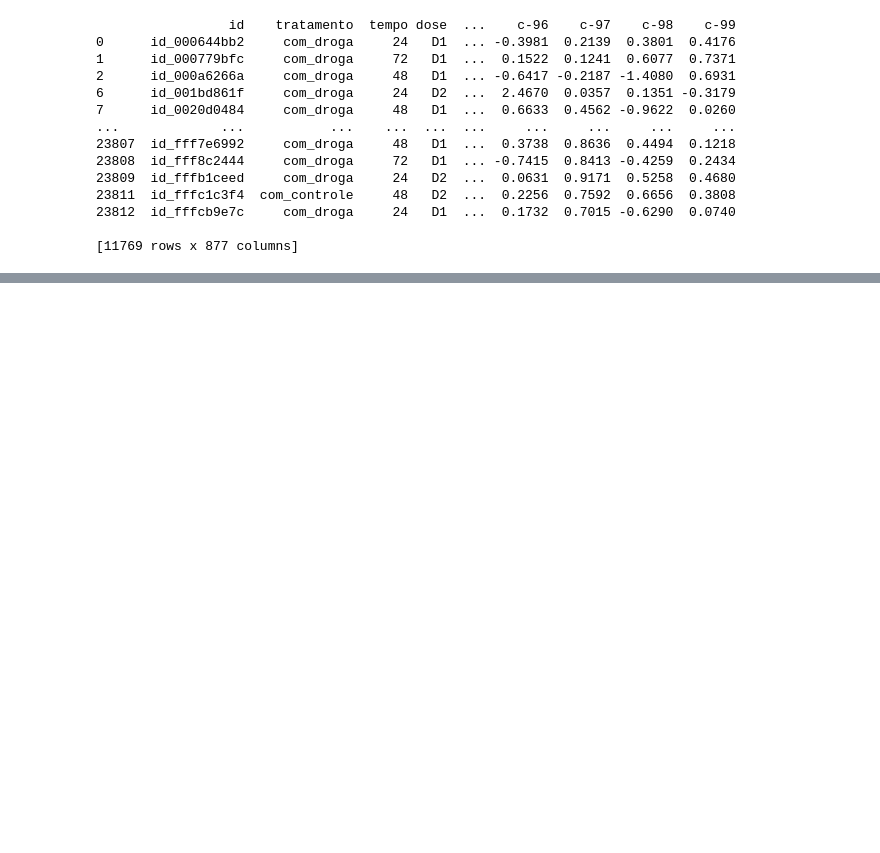
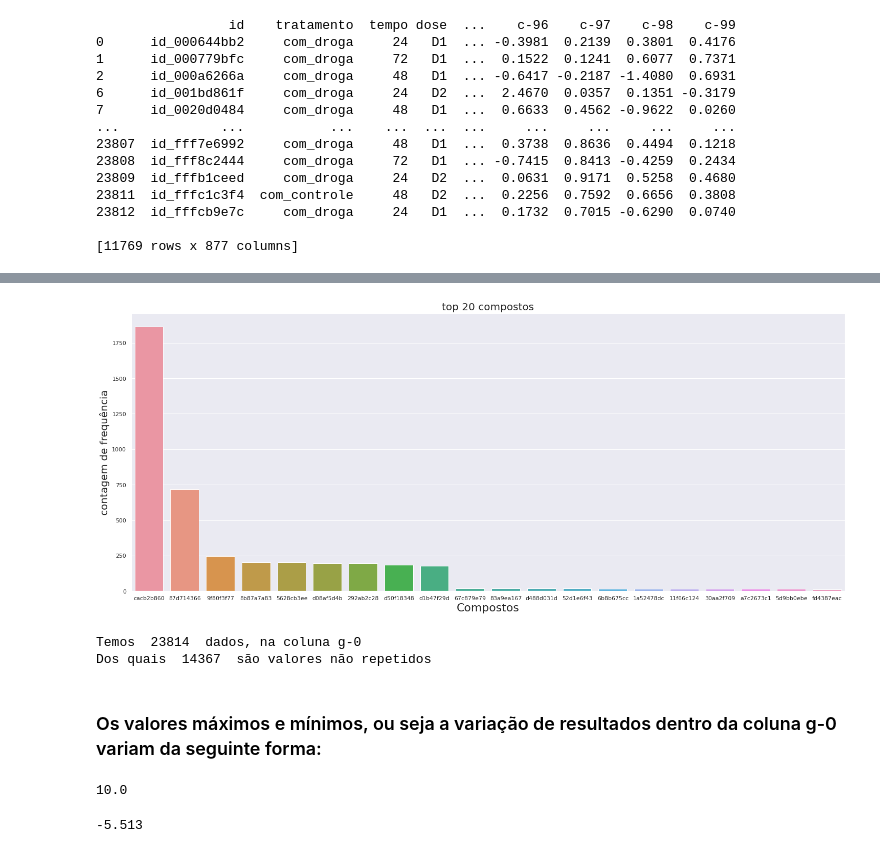
Before and after one commit to RFFSoftwareEngineering/DataScienceProject, a Jupyter notebook: DataScienceProject.ipynb, the cells around one changed output, grey strips where cells are left out. Saved outputs shown, nothing was run; the diff lists cells and outputs as text; code cells hidden in the pictures; blank space fills up the shorter version.

```diff
--- a/DataScienceProject.ipynb
+++ b/DataScienceProject.ipynb
@@ -170,0 +173,4 @@ Até aqui ja podemos observar como essa base de dados oferece uma ampla gama de
+# %%
+mapa = {"droga": "composto"}
+dados.rename(columns = mapa, inplace = True)
+display(dados)
@@ -170,0 +191,31 @@ Até aqui ja podemos observar como essa base de dados oferece uma ampla gama de
+# %%
+top_compostos = dados["composto"].value_counts().index[0:20]
+compostos_filtrados = dados.query("composto in @top_compostos")
+# %%
+import seaborn as sns
+import matplotlib.pyplot as plt
+plt.figure(figsize = (25 , 10))
+sns.set()
+ax = sns.countplot(x = "composto", data = compostos_filtrados, order = top_compostos)
+ax.set_title("top 20 compostos", fontsize = 20)
+ax.set_xlabel("Compostos", fontsize = 22)
+ax.set_ylabel("contagem de frequência", fontsize = 20)
+plt.show()
+# %% [output]
+[figure, added]
+# %%
+print("Temos ", len(dados["g-0"]), " dados, na coluna g-0")
+print("Dos quais ", len(dados["g-0"].unique()), " são valores não repetidos")
+# %% [output]
+Temos  23814  dados, na coluna g-0
+Dos quais  14367  são valores não repetidos
+# %% [markdown]
+### Os valores máximos e mínimos, ou seja a variação de resultados dentro da coluna g-0 variam da seguinte forma:
+# %%
+dados["g-0"].max()
+# %% [output]
+10.0
+# %%
+dados["g-0"].min()
+# %% [output]
+-5.513
```
Also changed, not shown: parts of 17 cells of this notebook.
